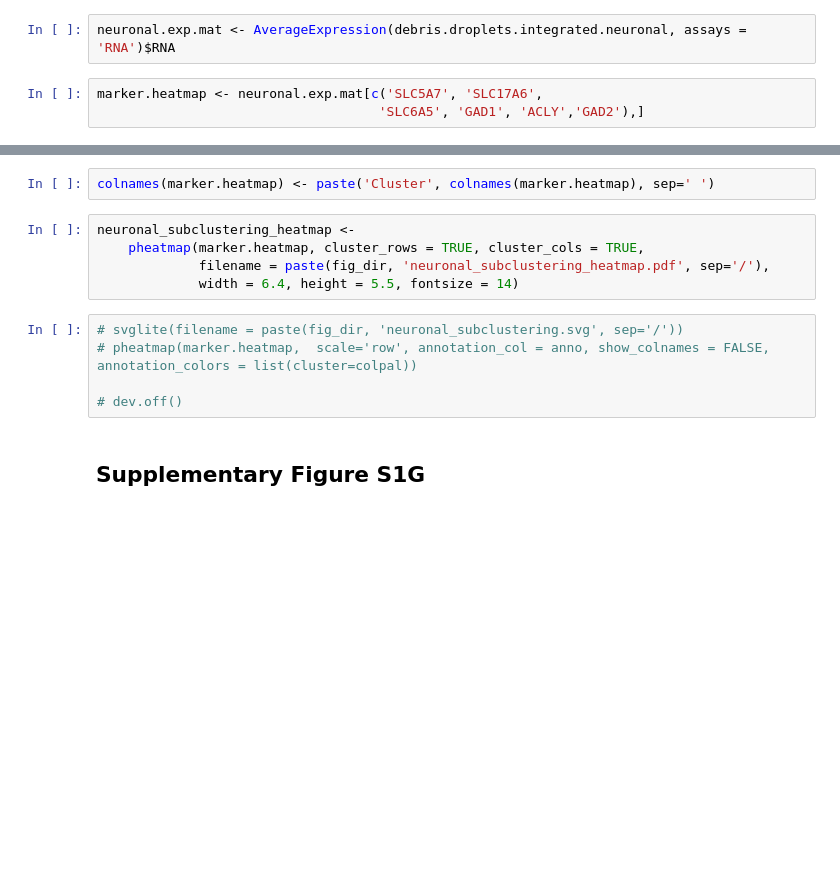
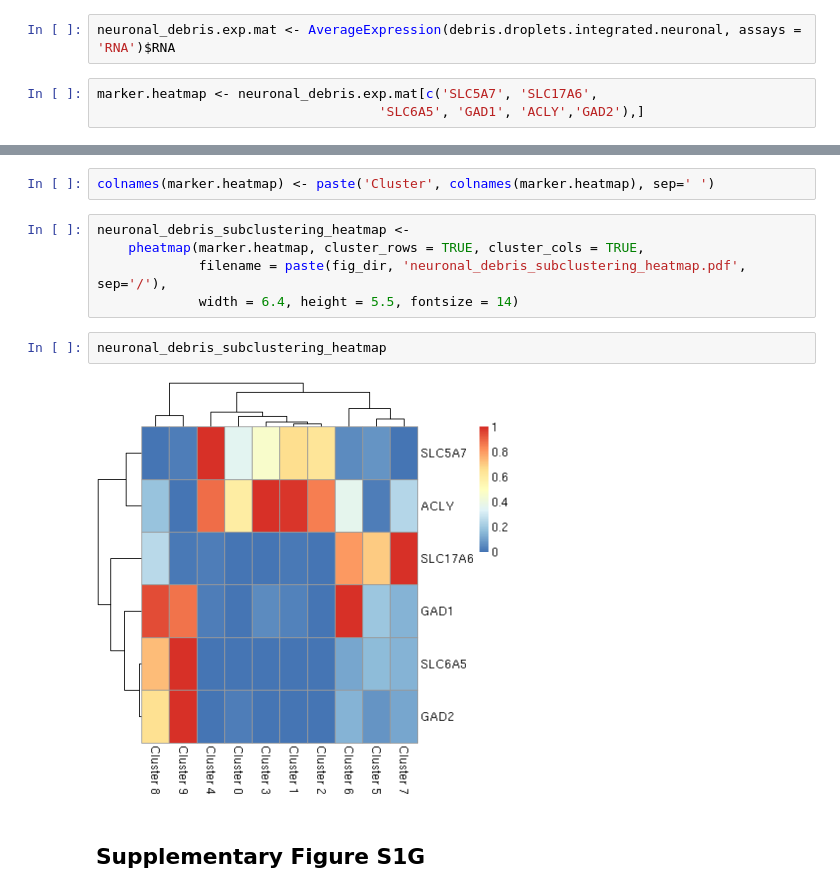
Before and after one commit to neurojacob/Gautier_Blum_2023, a Jupyter notebook: Matters Arising - Subthreshold Droplets.ipynb, the cells around one changed output, grey strips where cells are left out. Cells and saved outputs as stored; diff of their text form; blank space fills up the shorter version.

```diff
--- a/Matters Arising - Subthreshold Droplets.ipynb
+++ b/Matters Arising - Subthreshold Droplets.ipynb
@@ -190,24 +180,23 @@ ggsave(filename = paste(fig_dir,'neuronal_debris_featureplot.svg', sep='/'),
 # %% [markdown]
 ## Supplementary Figure S1F
 # %%
-neuronal.exp.mat <- AverageExpression(debris.droplets.integrated.neuronal, assays = 'RNA')$RNA
+neuronal_debris.exp.mat <- AverageExpression(debris.droplets.integrated.neuronal, assays = 'RNA')$RNA
 # %%
-marker.heatmap <- neuronal.exp.mat[c('SLC5A7', 'SLC17A6',
+marker.heatmap <- neuronal_debris.exp.mat[c('SLC5A7', 'SLC17A6',
                                     'SLC6A5', 'GAD1', 'ACLY','GAD2'),]
 # %%
 marker.heatmap <- (marker.heatmap - rowMins(marker.heatmap))/(rowMaxs(marker.heatmap) - rowMins(marker.heatmap))
 # %%
 colnames(marker.heatmap) <- paste('Cluster', colnames(marker.heatmap), sep=' ')
 # %%
-neuronal_subclustering_heatmap <-
+neuronal_debris_subclustering_heatmap <-
     pheatmap(marker.heatmap, cluster_rows = TRUE, cluster_cols = TRUE,
-             filename = paste(fig_dir, 'neuronal_subclustering_heatmap.pdf', sep='/'),
+             filename = paste(fig_dir, 'neuronal_debris_subclustering_heatmap.pdf', sep='/'),
              width = 6.4, height = 5.5, fontsize = 14)
-# %%
-# svglite(filename = paste(fig_dir, 'neuronal_subclustering.svg', sep='/'))
-# pheatmap(marker.heatmap,  scale='row', annotation_col = anno, show_colnames = FALSE, annotation_colors = list(cluster=colpal))
-
-# dev.off()
+# %%
+neuronal_debris_subclustering_heatmap
+# %% [output]
+[figure, added]
 # %% [markdown]
 ## Supplementary Figure S1G
 # %%
```
Also changed, not shown: parts of 8 cells of this notebook.
